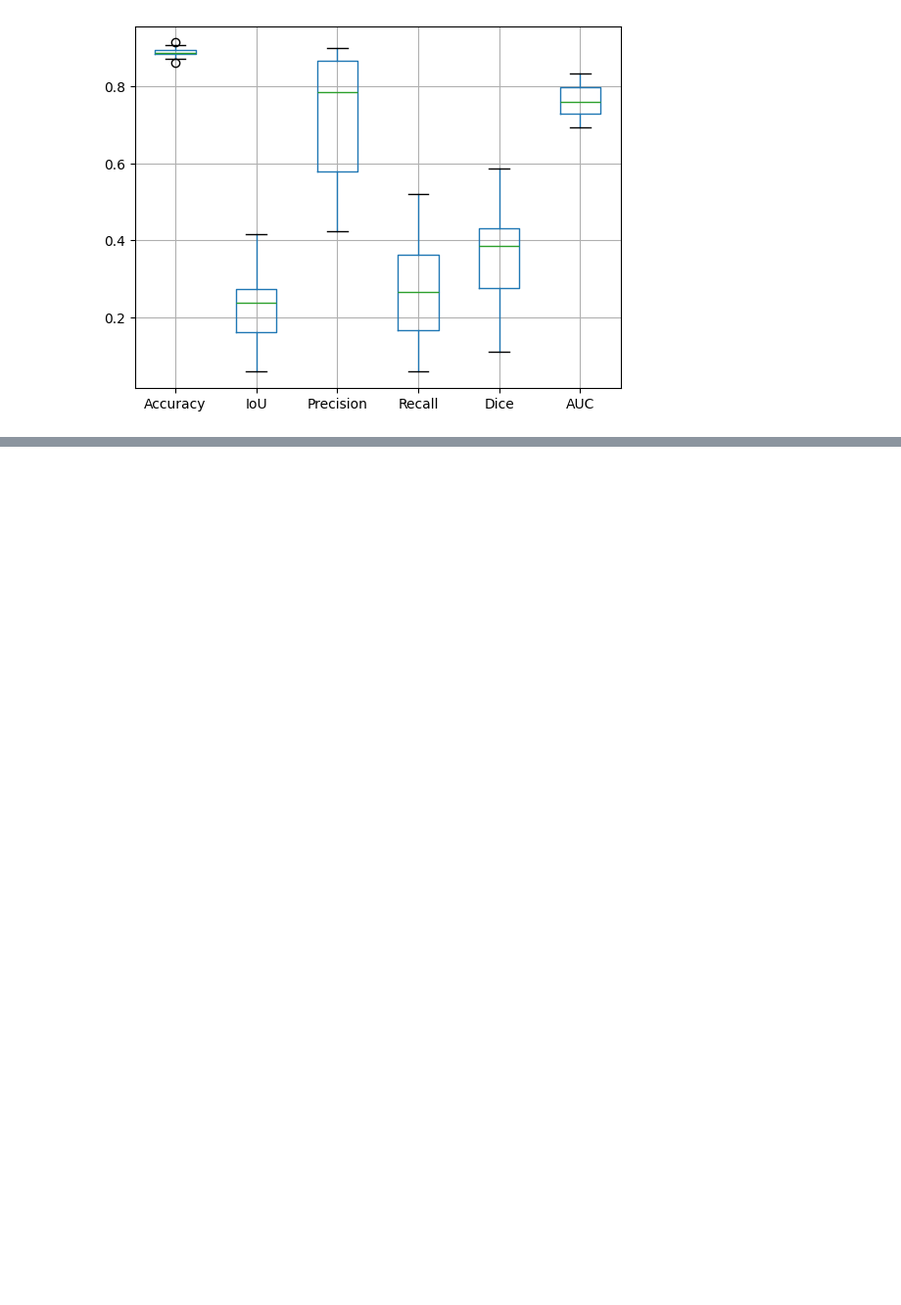
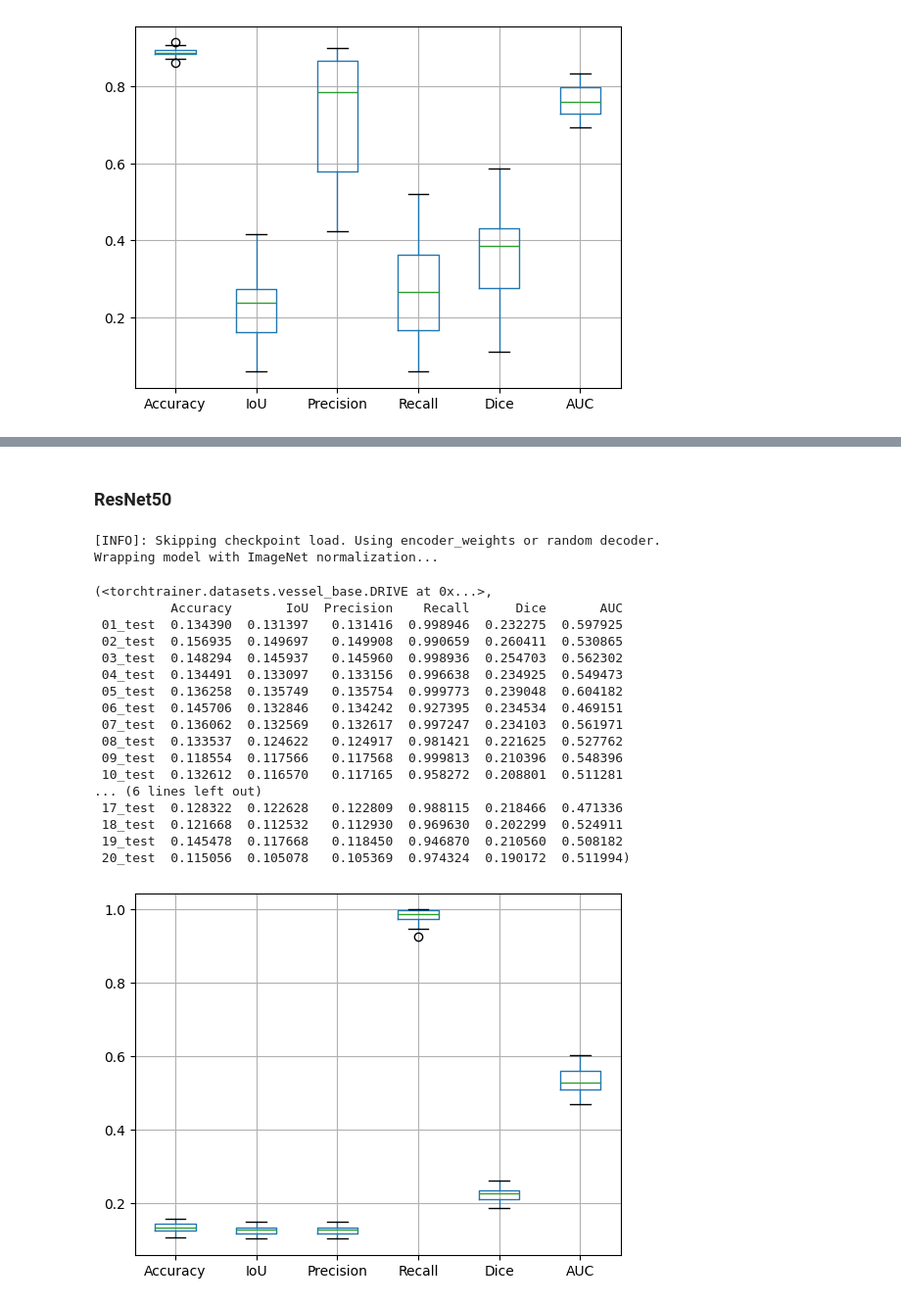
Before and after one commit to galvaowesley/vess-shape-experiments, a Jupyter notebook: 04_evaluation/inference_zero_shot.ipynb, the cells around one changed output, grey strips where cells are left out. Shown at 98% size. Cells and saved outputs as stored; diff of their text form; code cells hidden in the pictures; blank space fills up the shorter version.

```diff
--- a/04_evaluation/inference_zero_shot.ipynb
+++ b/04_evaluation/inference_zero_shot.ipynb
@@ -180,0 +307,46 @@ test(drive_inference)
+# %% [markdown]
+### ResNet50
+# %%
+
+import sys, os
+sys.path.insert(0, os.path.abspath('..'))  # adiciona project_root
+
+from src.test import test
+
+checkpoint_path = '/media/wesleygalvao/1_TB_LINUX/models_results/01_pre-trained_on_vess_shape/unet50_weights_imagenet'
+
+drive_inference = {
+    "run_path": checkpoint_path,
+    "dataset_class": "drive",
+    "model_class": "resnet50_unet",
+    "dataset_path": "/media/wesleygalvao/1_TB_LINUX/Datasets/blood_vessels/DRIVE",
+    "skip_checkpoint_loading": '',
+    "encoder_weights": "imagenet",
+    "imagenet_normalize": "",
+    "use_amp": "",
+    "save_inference_images": "",
+    "inference_dir_name": "inference_results_drive_imagenet_weights_normalized",
+}
+
+test(drive_inference)
+# %% [output]
+[INFO]: Skipping checkpoint load. Using encoder_weights or random decoder.
+Wrapping model with ImageNet normalization...
+(<torchtrainer.datasets.vessel_base.DRIVE at 0x...>,
+          Accuracy       IoU  Precision    Recall      Dice       AUC
+ 01_test  0.134390  0.131397   0.131416  0.998946  0.232275  0.597925
+ 02_test  0.156935  0.149697   0.149908  0.990659  0.260411  0.530865
+ 03_test  0.148294  0.145937   0.145960  0.998936  0.254703  0.562302
+ 04_test  0.134491  0.133097   0.133156  0.996638  0.234925  0.549473
+ 05_test  0.136258  0.135749   0.135754  0.999773  0.239048  0.604182
+ 06_test  0.145706  0.132846   0.134242  0.927395  0.234534  0.469151
+ 07_test  0.136062  0.132569   0.132617  0.997247  0.234103  0.561971
+ 08_test  0.133537  0.124622   0.124917  0.981421  0.221625  0.527762
+ 09_test  0.118554  0.117566   0.117568  0.999813  0.210396  0.548396
+ 10_test  0.132612  0.116570   0.117165  0.958272  0.208801  0.511281
+... (6 lines left out)
+ 17_test  0.128322  0.122628   0.122809  0.988115  0.218466  0.471336
+ 18_test  0.121668  0.112532   0.112930  0.969630  0.202299  0.524911
+ 19_test  0.145478  0.117668   0.118450  0.946870  0.210560  0.508182
+ 20_test  0.115056  0.105078   0.105369  0.974324  0.190172  0.511994)
+[figure, added]
```
Also changed, not shown: parts of 13 cells of this notebook.
